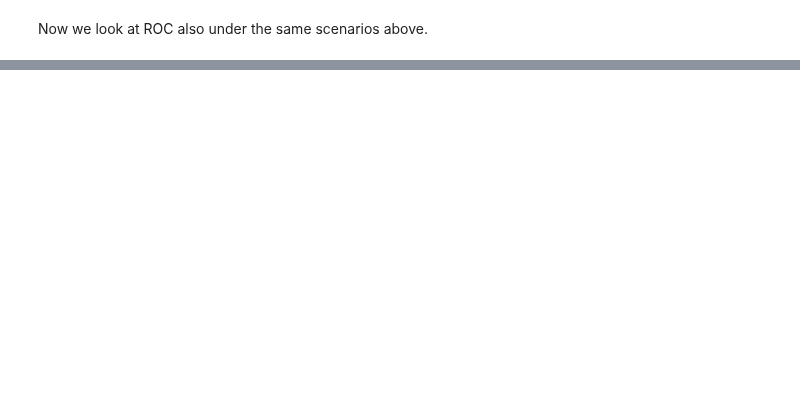
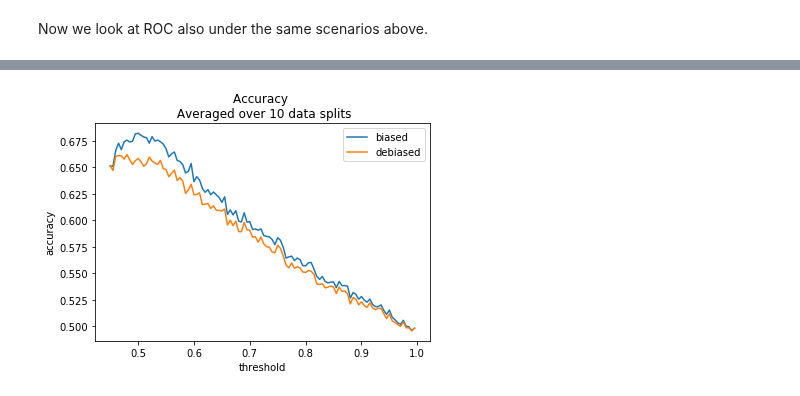
Before and after one commit to Amandarg/debias, a Jupyter notebook: COMPAS_debias_experiments.ipynb, the cells around one changed output, grey strips where cells are left out. Drawn from its saved outputs; the diff is of its cells as text; code cells hidden in the pictures; blank space fills up the shorter version.

```diff
--- a/COMPAS_debias_experiments.ipynb
+++ b/COMPAS_debias_experiments.ipynb
@@ -598,0 +681,13 @@ Average logistic regression debiased threshold: 0.64
+# %%
+plt.figure()
+plt.plot(logistic_thresholds, biased_accuracy)
+plt.plot(logistic_thresholds, debiased_accuracy)
+plt.xlabel('threshold')
+plt.ylabel('accuracy')
+plt.title('Accuracy \n Averaged over %0.0f data splits' % trials)
+plt.legend(['biased', 'debiased'], loc='upper right')
+# plt.legend(loc="lower right")
+# plt.tight_layout()
+plt.show()
+# %% [output]
+[figure, added]
```
Also changed, not shown: parts of 6 cells of this notebook, 1 other file.
